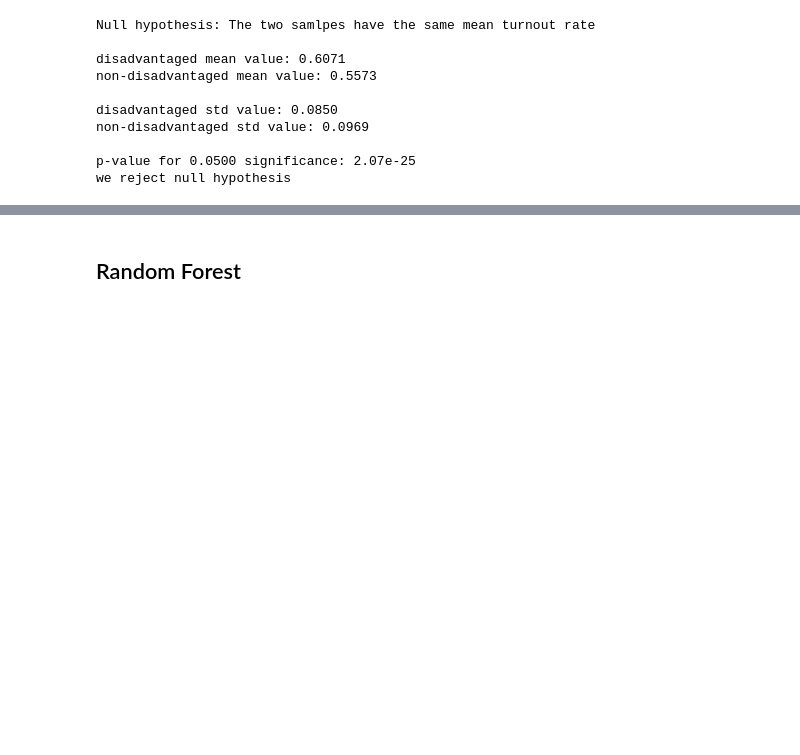
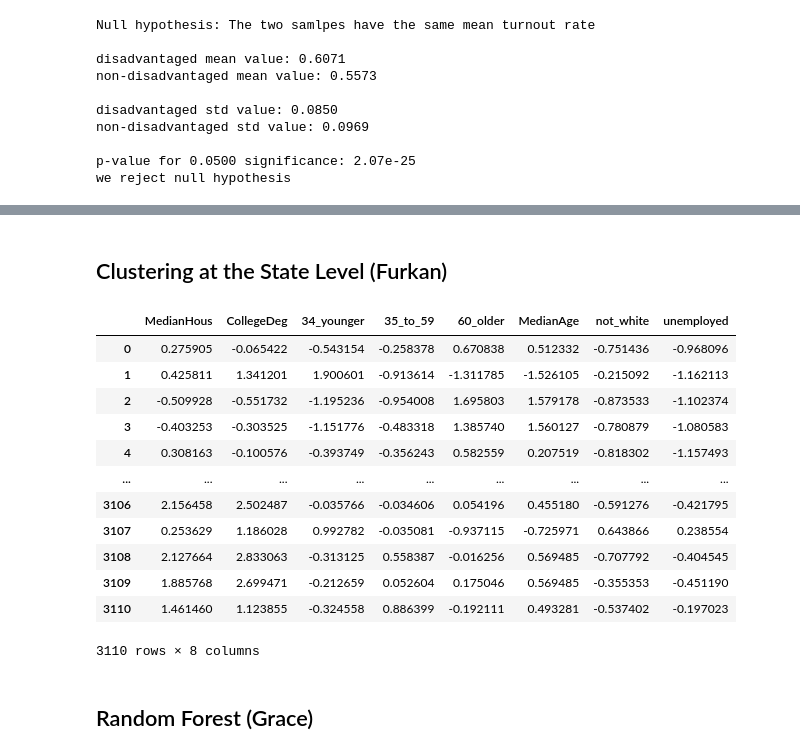
Before and after one commit to DesiPilla/demographics-voterid-turnout, a Jupyter notebook: Data_Analysis.ipynb, the cells around one changed output, grey strips where cells are left out. Drawn from its saved outputs; the diff is of its cells as text; code cells hidden in the pictures; blank space fills up the shorter version.

```diff
--- a/Data_Analysis.ipynb
+++ b/Data_Analysis.ipynb
@@ -335,0 +388,16 @@ fig.savefig('/content/drive/My Drive/MLPP Project/Pictures/minority_conditional_
+# %%
+# Get the voting-eligible persons in each county and state for weighting
+vep = np.array(data_no_ak.VEP).reshape(-1, 1)
+state_vep = data_no_ak[['state_abbr', 'VEP']].groupby('state_abbr').mean().values
+
+# Weight the features by VEP
+feat_wt = np.multiply(vep, feat)
+
+# Group counties by state
+feat_wt['state'] = data_no_ak.state_abbr
+
+# Standardize by VEP and normalize data
+feat_states = feat_wt.groupby('state').mean() / state_vep
+feat_states_st = (feat_states - feat_states.mean()) / feat_states.std()
+
+feat_states.head()
@@ -336,2 +440,22 @@ fig.savefig('/content/drive/My Drive/MLPP Project/Pictures/minority_conditional_
+# %% [markdown]
+## Clustering at the State Level (Furkan)
+# %%
+# Use clust_state_st as the data to cluster on
+clust_state_st = feat_states_st.drop(columns=['VoterIDLaw'])
+clust_state_st
+# %% [output]
+|  | MedianHous | CollegeDeg | 34_younger | 35_to_59 | 60_older | MedianAge | not_white | unemployed |
+| 0 | 0.275905 | -0.065422 | -0.543154 | -0.258378 | 0.670838 | 0.512332 | -0.751436 | -0.968096 |
+| 1 | 0.425811 | 1.341201 | 1.900601 | -0.913614 | -1.311785 | -1.526105 | -0.215092 | -1.162113 |
+| 2 | -0.509928 | -0.551732 | -1.195236 | -0.954008 | 1.695803 | 1.579178 | -0.873533 | -1.102374 |
+| 3 | -0.403253 | -0.303525 | -1.151776 | -0.483318 | 1.385740 | 1.560127 | -0.780879 | -1.080583 |
+| 4 | 0.308163 | -0.100576 | -0.393749 | -0.356243 | 0.582559 | 0.207519 | -0.818302 | -1.157493 |
+| ... | ... | ... | ... | ... | ... | ... | ... | ... |
+| 3106 | 2.156458 | 2.502487 | -0.035766 | -0.034606 | 0.054196 | 0.455180 | -0.591276 | -0.421795 |
+| 3107 | 0.253629 | 1.186028 | 0.992782 | -0.035081 | -0.937115 | -0.725971 | 0.643866 | 0.238554 |
+| 3108 | 2.127664 | 2.833063 | -0.313125 | 0.558387 | -0.016256 | 0.569485 | -0.707792 | -0.404545 |
+| 3109 | 1.885768 | 2.699471 | -0.212659 | 0.052604 | 0.175046 | 0.569485 | -0.355353 | -0.451190 |
+| 3110 | 1.461460 | 1.123855 | -0.324558 | 0.886399 | -0.192111 | 0.493281 | -0.537402 | -0.197023 |
+3110 rows × 8 columns
 # %% [markdown]
-## Random Forest
+## Random Forest (Grace)
```
Also changed, not shown: parts of 30 cells of this notebook.
